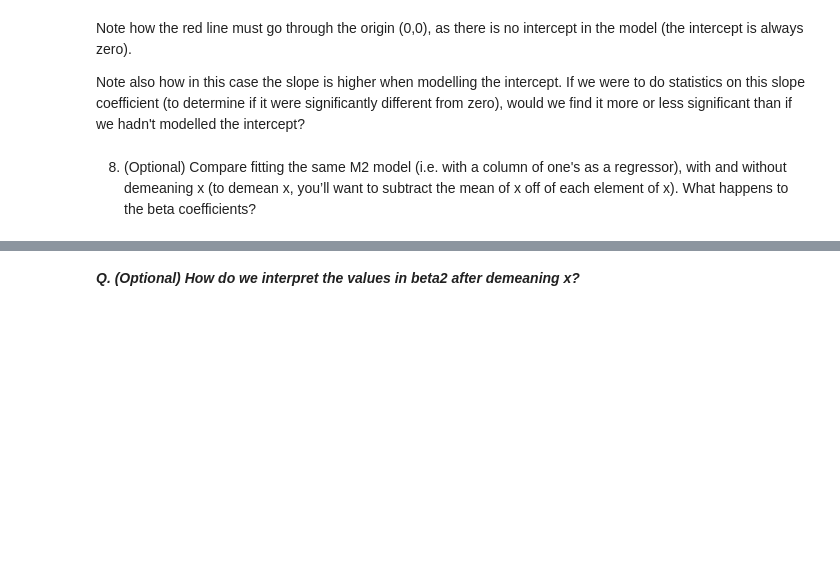
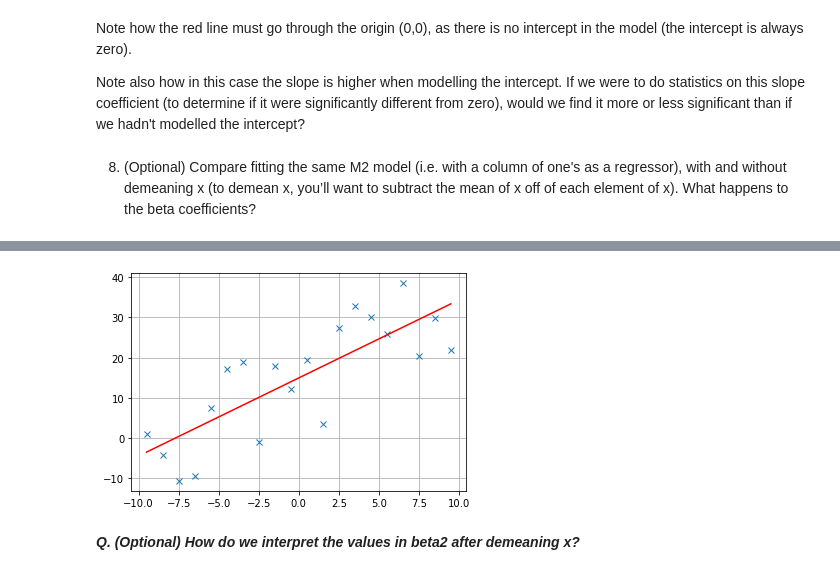
Before and after one commit to predictive-clinical-neuroscience/BigDataCourse, a Jupyter notebook: practicals/Big_data_GLM_PCA_practical_answers.ipynb, the cells around one changed output, grey strips where cells are left out. Saved outputs shown, nothing was run; the diff lists cells and outputs as text; code cells hidden in the pictures; blank space fills up the shorter version.

```diff
--- a/practicals/Big_data_GLM_PCA_practical_answers.ipynb
+++ b/practicals/Big_data_GLM_PCA_practical_answers.ipynb
@@ -117,3 +117,11 @@ print(beta3)
+# %%
+plt.plot(xm, y, 'x')
+plt.plot(xm, M3.dot(beta3),'r')
+
+plt.grid()
+plt.show()
+# %% [output]
+[figure, added]
 # %% [markdown]
 ***Q. (Optional) How do we interpret the values in beta2 after demeaning x?***
 # %% [markdown]
```
Also changed, not shown: parts of 13 cells of this notebook, 4 other files.
